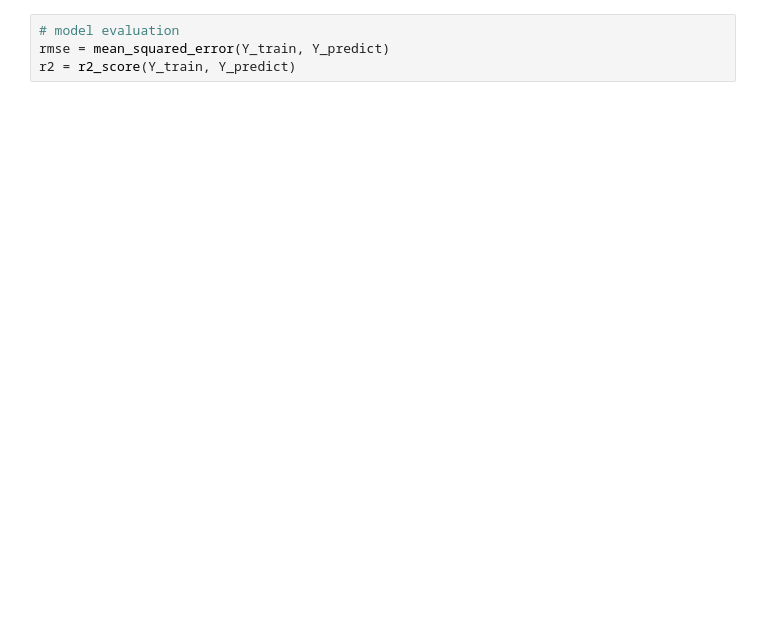
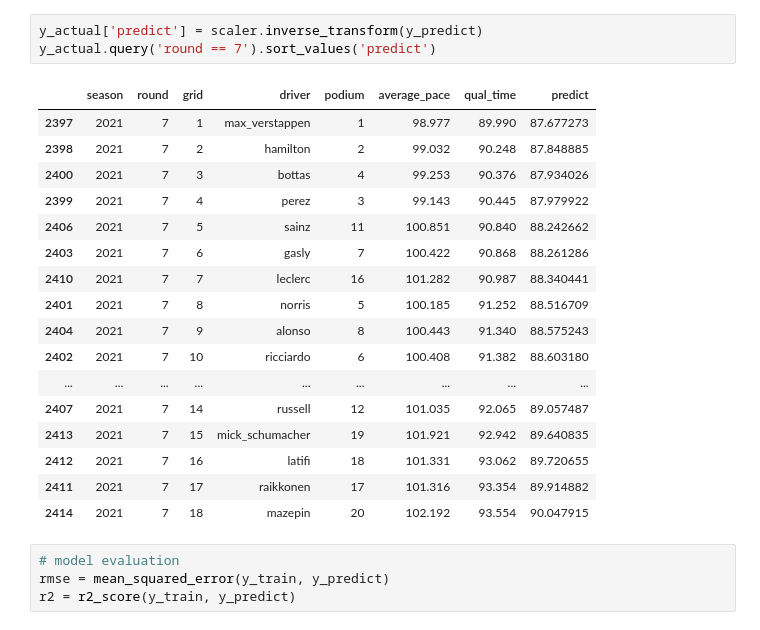
Before and after one commit to ollyjc99/f1-analytics, a Jupyter notebook: data modelling/Linear-Regression.ipynb, the cells around one changed output. Drawn from its saved outputs; the diff is of its cells as text; blank space fills up the shorter version.

```diff
--- a/data modelling/Linear-Regression.ipynb
+++ b/data modelling/Linear-Regression.ipynb
@@ -51,7 +68,28 @@ plt.show()
+# %%
+y_actual['predict'] = scaler.inverse_transform(y_predict)
+y_actual.query('round == 7').sort_values('predict')
+# %% [output]
+|  | season | round | grid | driver | podium | average_pace | qual_time | predict |
+| 2397 | 2021 | 7 | 1 | max_verstappen | 1 | 98.977 | 89.990 | 87.677273 |
+| 2398 | 2021 | 7 | 2 | hamilton | 2 | 99.032 | 90.248 | 87.848885 |
+| 2400 | 2021 | 7 | 3 | bottas | 4 | 99.253 | 90.376 | 87.934026 |
+| 2399 | 2021 | 7 | 4 | perez | 3 | 99.143 | 90.445 | 87.979922 |
+| 2406 | 2021 | 7 | 5 | sainz | 11 | 100.851 | 90.840 | 88.242662 |
+| 2403 | 2021 | 7 | 6 | gasly | 7 | 100.422 | 90.868 | 88.261286 |
+| 2410 | 2021 | 7 | 7 | leclerc | 16 | 101.282 | 90.987 | 88.340441 |
+| 2401 | 2021 | 7 | 8 | norris | 5 | 100.185 | 91.252 | 88.516709 |
+| 2404 | 2021 | 7 | 9 | alonso | 8 | 100.443 | 91.340 | 88.575243 |
+| 2402 | 2021 | 7 | 10 | ricciardo | 6 | 100.408 | 91.382 | 88.603180 |
+| ... | ... | ... | ... | ... | ... | ... | ... | ... |
+| 2407 | 2021 | 7 | 14 | russell | 12 | 101.035 | 92.065 | 89.057487 |
+| 2413 | 2021 | 7 | 15 | mick_schumacher | 19 | 101.921 | 92.942 | 89.640835 |
+| 2412 | 2021 | 7 | 16 | latifi | 18 | 101.331 | 93.062 | 89.720655 |
+| 2411 | 2021 | 7 | 17 | raikkonen | 17 | 101.316 | 93.354 | 89.914882 |
+| 2414 | 2021 | 7 | 18 | mazepin | 20 | 102.192 | 93.554 | 90.047915 |
 # %%
 # model evaluation
-rmse = mean_squared_error(Y_train, Y_predict)
-r2 = r2_score(Y_train, Y_predict)
+rmse = mean_squared_error(y_train, y_predict)
+r2 = r2_score(y_train, y_predict)
 # %%
 # printing values
 print('Slope:' ,regression_model.coef_)
```
Also changed, not shown: parts of 7 cells of this notebook.
